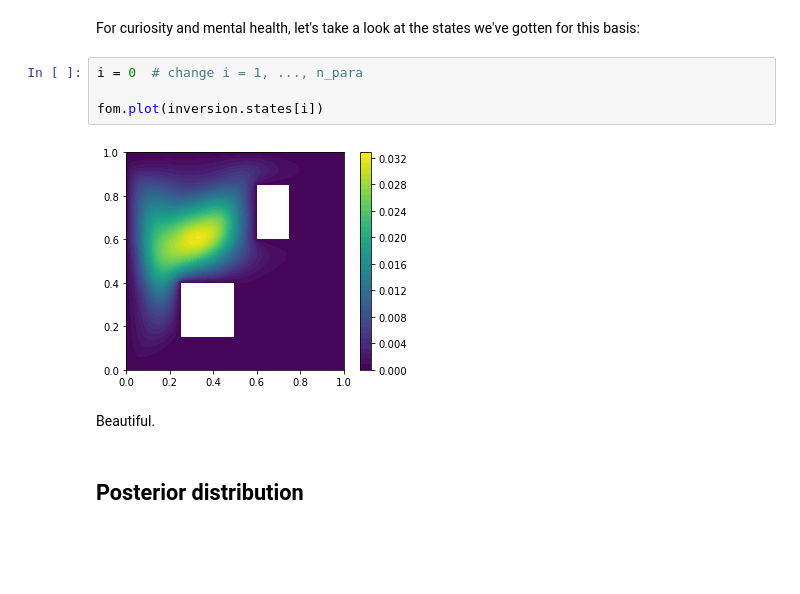
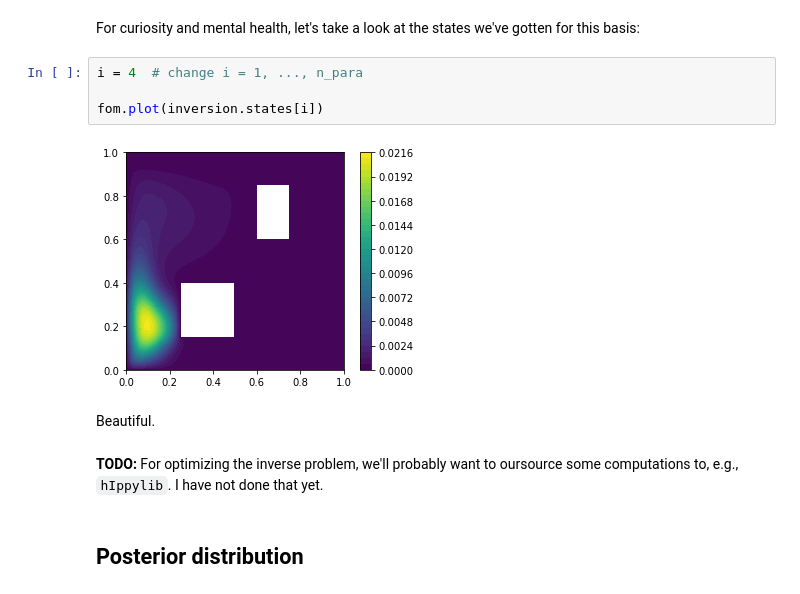
Before and after one commit to leyffer/m2dtIceSheet, a Jupyter notebook: notebooks/1_from-model-to-gradients.ipynb, the cells around one changed output. Saved outputs shown, nothing was run; the diff lists cells and outputs as text; blank space fills up the shorter version.

```diff
--- a/notebooks/1_from-model-to-gradients.ipynb
+++ b/notebooks/1_from-model-to-gradients.ipynb
@@ -137,13 +140,15 @@ State solve time (5 parameters): 0.13465189933776855 s
 # %% [markdown]
 For curiosity and mental health, let's take a look at the states we've gotten for this basis:
 # %%
-i = 0  # change i = 1, ..., n_para
+i = 4  # change i = 1, ..., n_para
 
 fom.plot(inversion.states[i])
 # %% [output]
-[figure, old version]
+[figure, new version]
 # %% [markdown]
 Beautiful.
+# %% [markdown]
+**TODO:** For optimizing the inverse problem, we'll probably want to oursource some computations to, e.g., `hIppylib`. I have not done that yet.
 # %% [markdown]
 ## Posterior distribution
 # %% [markdown]
```
Also changed, not shown: parts of 31 cells of this notebook.
